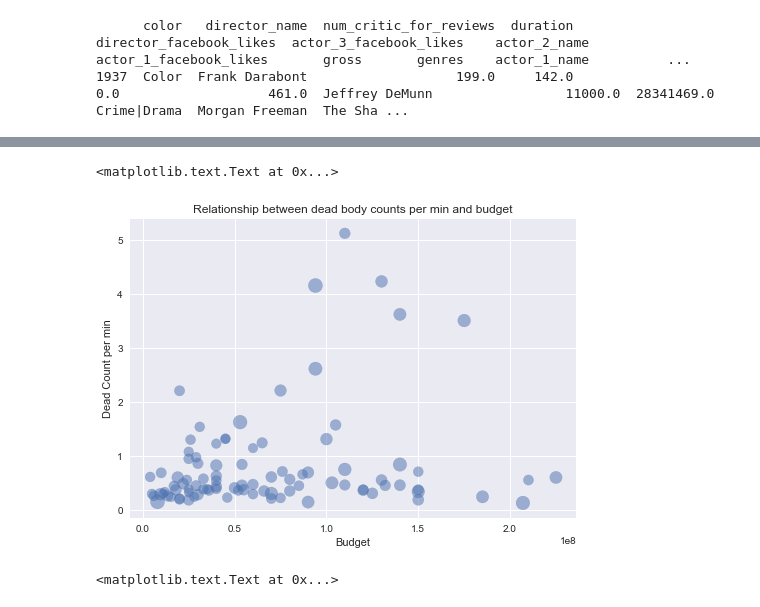
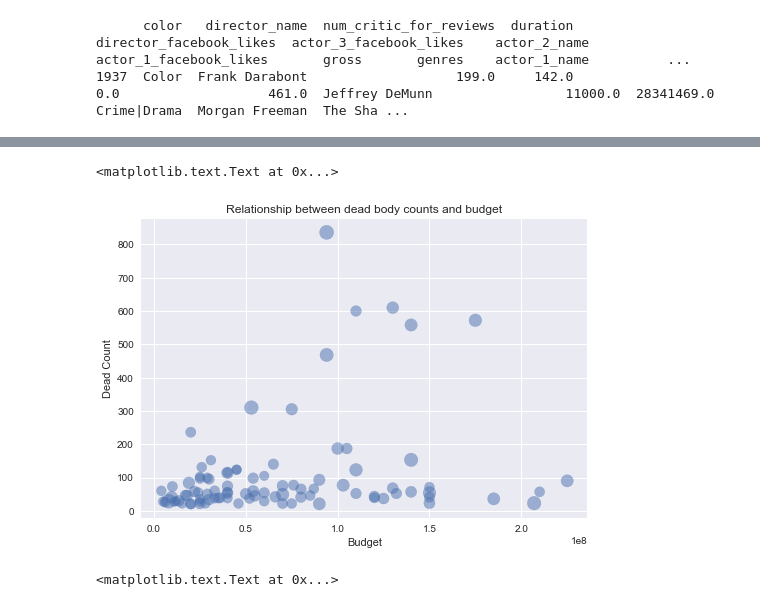
Before and after one commit to diaorch/gwcDemo, a Jupyter notebook: python/20170827.ipynb, the cells around one changed output, grey strips where cells are left out. Saved outputs shown, nothing was run; the diff lists cells and outputs as text; code cells hidden in the pictures.

```diff
--- a/python/20170827.ipynb
+++ b/python/20170827.ipynb
@@ -25,6 +25,7 @@ dead_budget.head()
 # %%
 import matplotlib.pyplot as plt
 %matplotlib inline
+plt.rcParams['figure.figsize'] = (16, 6)
 # %%
 plt.plot(dead['Count'], dead['IMDB_score'])
 plt.xlabel("Dead body counts")
@@ -263,11 +405,11 @@ dead_per_min_budget.head()
 # %%
-plt.scatter(dead_per_min_budget.Budget, dead_per_min_budget.Count_per_min, s = dead_per_min_budget.Length_in_minute, alpha = 0.5)
+plt.scatter(dead_per_min_budget.Budget, dead_per_min_budget.Count, s = dead_per_min_budget.Length_in_minute, alpha = 0.5)
 plt.xlabel("Budget")
-plt.ylabel("Dead Count per min")
-plt.title("Relationship between dead body counts per min and budget")
+plt.ylabel("Dead Count")
+plt.title("Relationship between dead body counts and budget")
 # %% [output]
 <matplotlib.text.Text at 0x...>
-[figure, old version]
+[figure, new version]
 # %%
 plt.scatter(dead_per_min_budget.Count_per_min, dead_per_min_budget.Gross, s = dead_per_min_budget.Length_in_minute, alpha = 0.5)
 plt.xlabel("Dead count per min")
```
Also changed, not shown: parts of 34 cells of this notebook.
